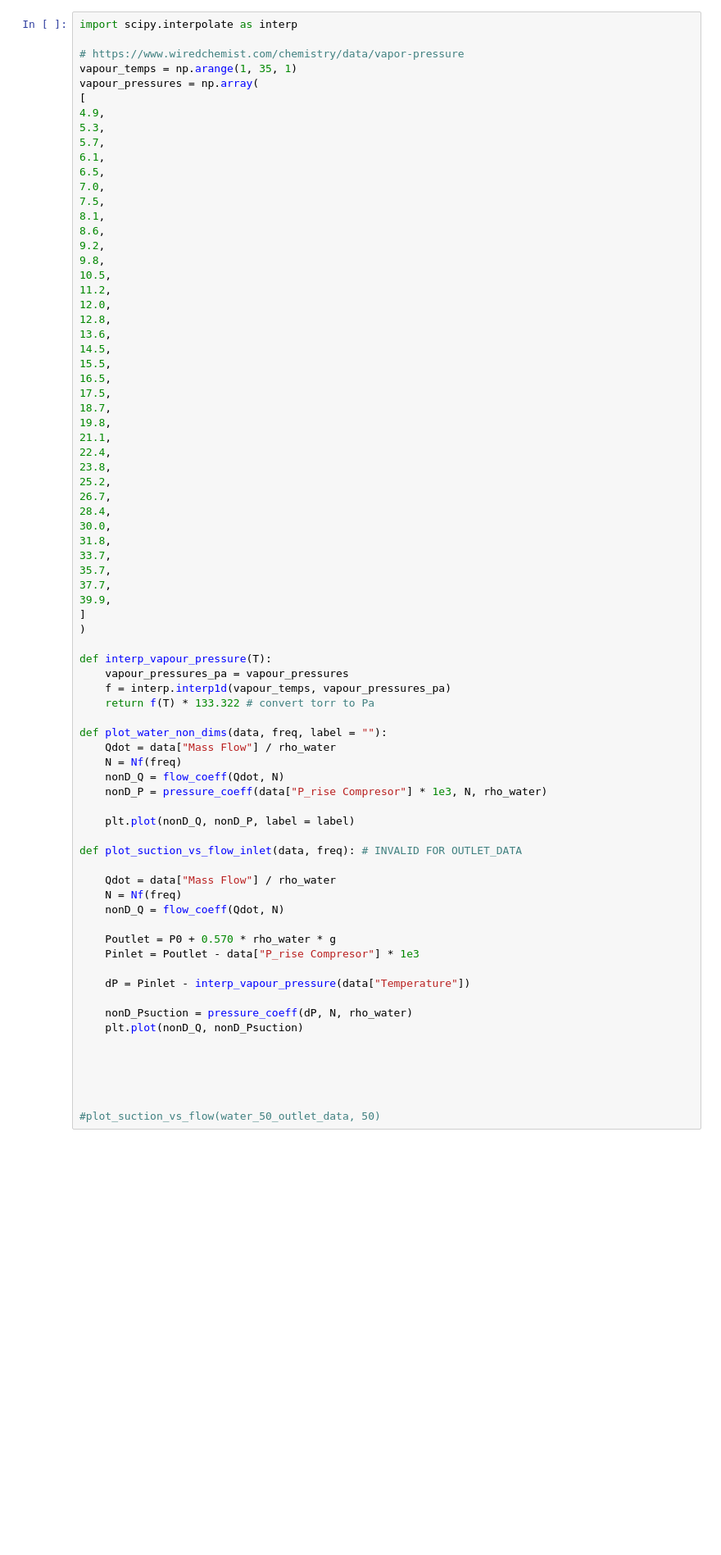
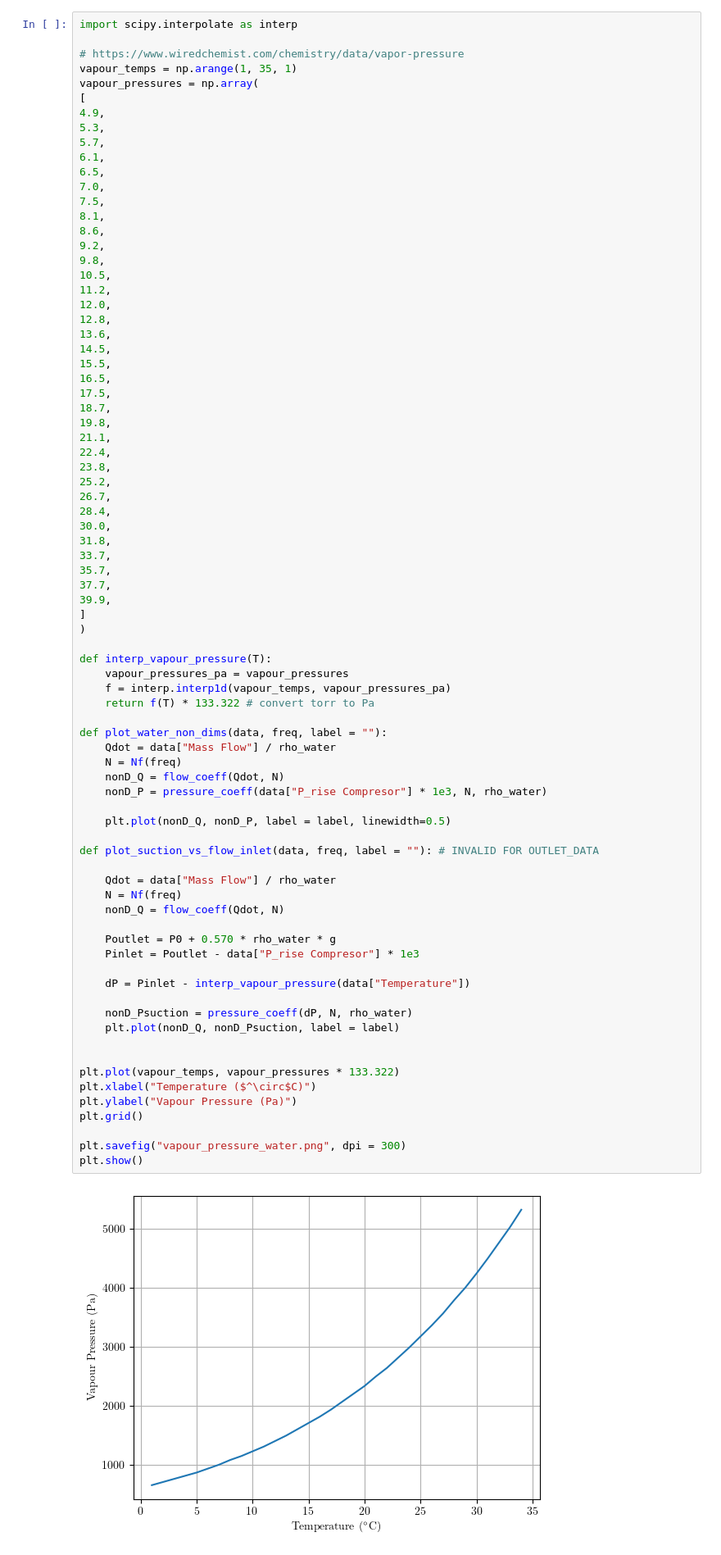
Before and after one commit to lpender3672/MEng-CW, a Jupyter notebook: IIA/3A3/Compressor_Lab/analysis.ipynb, the cells around one changed output. Shown at 82% size. Drawn from its saved outputs; the diff is of its cells as text; blank space fills up the shorter version.

```diff
--- a/IIA/3A3/Compressor_Lab/analysis.ipynb
+++ b/IIA/3A3/Compressor_Lab/analysis.ipynb
@@ -94,36 +102,41 @@ vapour_pressures = np.array(
 39.9,
 ]
 )
 
 def interp_vapour_pressure(T):
     vapour_pressures_pa = vapour_pressures
     f = interp.interp1d(vapour_temps, vapour_pressures_pa)
     return f(T) * 133.322 # convert torr to Pa
 
 def plot_water_non_dims(data, freq, label = ""):
     Qdot = data["Mass Flow"] / rho_water
     N = Nf(freq)
     nonD_Q = flow_coeff(Qdot, N)
     nonD_P = pressure_coeff(data["P_rise Compresor"] * 1e3, N, rho_water)
 
-    plt.plot(nonD_Q, nonD_P, label = label)
+    plt.plot(nonD_Q, nonD_P, label = label, linewidth=0.5)
 
-def plot_suction_vs_flow_inlet(data, freq): # INVALID FOR OUTLET_DATA
+def plot_suction_vs_flow_inlet(data, freq, label = ""): # INVALID FOR OUTLET_DATA
 
     Qdot = data["Mass Flow"] / rho_water
     N = Nf(freq)
     nonD_Q = flow_coeff(Qdot, N)
 
     Poutlet = P0 + 0.570 * rho_water * g
     Pinlet = Poutlet - data["P_rise Compresor"] * 1e3
 
     dP = Pinlet - interp_vapour_pressure(data["Temperature"])
 
     nonD_Psuction = pressure_coeff(dP, N, rho_water)
-    plt.plot(nonD_Q, nonD_Psuction)
+    plt.plot(nonD_Q, nonD_Psuction, label = label)
 
 
+plt.plot(vapour_temps, vapour_pressures * 133.322)
+plt.xlabel("Temperature ($^\circ$C)")
+plt.ylabel("Vapour Pressure (Pa)")
+plt.grid()
 
-
-
-#plot_suction_vs_flow(water_50_outlet_data, 50)
+plt.savefig("vapour_pressure_water.png", dpi = 300)
+plt.show()
+# %% [output]
+[figure, added]
```
Also changed, not shown: parts of 6 cells of this notebook, 10 other files.
